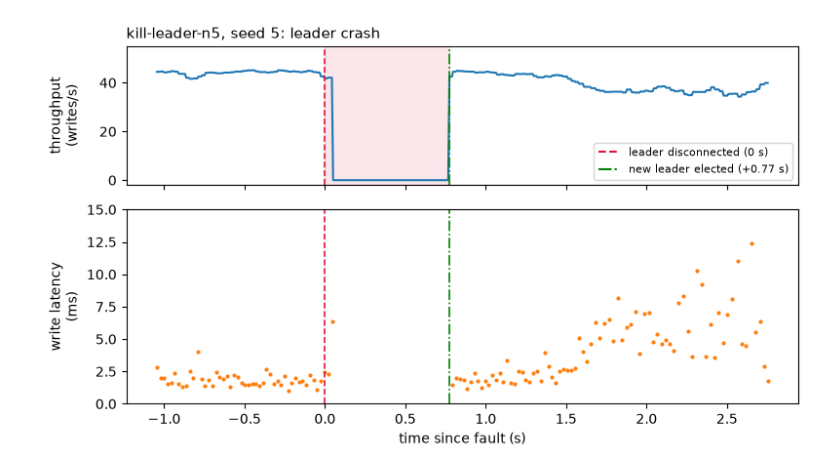
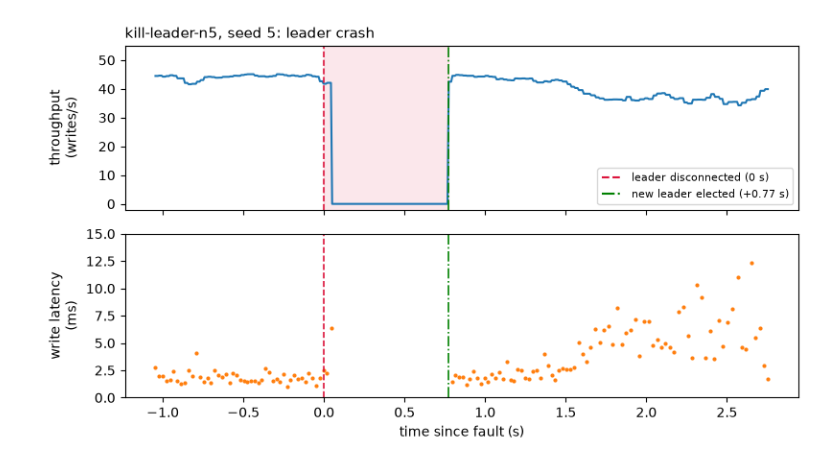
Before and after one commit to Everton-Colombo/raft_and_kv-raft, a Jupyter notebook: scripts/analysis.ipynb, the cells around one changed output. Cells and saved outputs as stored; diff of their text form; code cells hidden in the pictures.

```diff
--- a/scripts/analysis.ipynb
+++ b/scripts/analysis.ipynb
@@ -408,66 +124,42 @@ não o throughput máximo do cluster (a probe escreve uma chave por vez).
 # %%
-# Figura de linha do tempo de uma falha de líder. Troque SCENARIO / SEED
-# para inspecionar outro estudo (kill-leader-n3/5/7 ou partition-n3/5/7).
-SCENARIO = "kill-leader-n5"
-SEED = 5
+# fig:leader-fault
+SCENARIO, SEED = "kill-leader-n5", 5
 
-sm = pd.read_csv(EXP / SCENARIO / "summary.csv")
-row = sm[sm.seed == SEED].iloc[0]
-pr = pd.read_csv(EXP / SCENARIO / f"probe-{SEED}.csv")
+row = pd.read_csv(EXP / SCENARIO / "summary.csv").set_index("seed").loc[SEED]
+probe = pd.read_csv(EXP / SCENARIO / f"probe-{SEED}.csv").sort_values("end_ns")
+fault = row["fault_unix_ms"]
+t_elect = row["time_to_elect_ms"] / 1000
+t_svc = row["ttr_service_ms"] / 1000
 
-fault = row["fault_unix_ms"]
+# write rate on a regular grid; gaps longer than 150 ms mean no write completed
+probe["t_end"] = (probe["end_ns"] / 1e6 - fault) / 1000
+dt = probe["t_end"].diff()
+rate = (1 / dt.where(dt <= 0.15)).rolling(5, min_periods=1, center=True).mean()
+t_grid = np.linspace(probe["t_end"].iloc[0], probe["t_end"].iloc[-1], 500)
+idx = np.searchsorted(probe["t_end"], t_grid, side="right").clip(1, len(probe) - 1)
+rate = np.where(dt.to_numpy()[idx] > 0.15, 0.0, rate.to_numpy()[idx])
 
-# instantes dos eventos, em segundos relativos à falha
-t_elect = row["time_to_elect_ms"] / 1000
-t_svc = row["ttr_service_ms"] / 1000   # primeira escrita completada após a falha
+fig, (top, bottom) = plt.subplots(2, 1, figsize=(8, 4.6), sharex=True)
+top.plot(t_grid, rate, color="C0", lw=1.5)
+top.axvspan(0, t_svc, color="crimson", alpha=0.10)
+top.set(ylabel="throughput\n(writes/s)", ylim=(-2, 55))
+top.set_title(f"{SCENARIO}, seed {SEED}: leader crash", loc="left", fontsize=11)
 
-# throughput instantâneo (1/dt entre conclusões, 0 durante o bloqueio da falha)
-pr = pr.sort_values("end_ns").reset_index(drop=True)
-pr["t_end"] = (pr["end_ns"] / 1e6 - fault) / 1000
-dt = pr["t_end"].diff()
-inst = (1.0 / dt.where(dt <= 0.15)).rolling(5, min_periods=1, center=True).mean()
-t_grid = np.linspace(pr["t_end"].iloc[0], pr["t_end"].iloc[-1], 500)
-idx = np.searchsorted(pr["t_end"], t_grid, side="right").clip(1, len(pr) - 1)
-rate = np.where(dt.to_numpy()[idx] > 0.15, 0.0, inst.to_numpy()[idx])
+bottom.plot(probe["t_end"], probe["lat_ms"], ".", ms=4, color="C1")
+bottom.set(xlabel="time since fault (s)", ylabel="write latency\n(ms)", ylim=(0, 15))
 
-from matplotlib.lines import Line2D
+for ax in (top, bottom):
+    ax.axvline(0, color="crimson", ls="--", lw=1.2)
+    ax.axvline(t_elect, color="green", ls="-.", lw=1.2)
 
-fig, axes = plt.subplots(
-    2, 1, figsize=(8, 4.6), sharex=True,
-    gridspec_kw={"height_ratios": [1, 1.4]})
+top.legend(handles=[
+    Line2D([], [], color="crimson", ls="--", label="leader disconnected (0 s)"),
+    Line2D([], [], color="green", ls="-.", label=f"new leader elected (+{t_elect:.2f} s)"),
+], loc="lower right", fontsize=8)
 
-# painel superior: throughput (escritas/s completadas pela probe)
-ax = axes[0]
-ax.plot(t_grid, rate, color="C0", lw=1.5)
-ax.axvspan(0, t_svc, color="crimson", alpha=0.10)          # janela de indisponibilidade
-ax.set_ylim(-2, 55)
-ax.set_ylabel("throughput\n(writes/s)")
-ax.set_title(f"{SCENARIO}, seed {SEED}: leader crash", loc="left", fontsize=11)
-
-# painel inferior: latência de cada escrita (escala linear, foco em 0-20 ms)
-ax = axes[1]
-ax.plot(pr["t_end"], pr["lat_ms"], ".", ms=4, color="C1")
-ax.set_ylim(0, 15)
-ax.set_ylabel("write latency\n(ms)")
-ax.set_xlabel("time since fault (s)")
-
-# as marcas verticais
-for ax in axes:
-    ax.axvline(0,       color="crimson", ls="--", lw=1.2)   # líder desconectado
-    ax.axvline(t_elect, color="green",  ls="-.", lw=1.2)   # novo líder eleito
-
-handles = [
-    Line2D([], [], color="crimson", ls="--", label="leader disconnected (0 s)"),
-    Line2D([], [], color="green",  ls="-.", label=f"new leader elected (+{t_elect:.2f} s)"),
-]
-axes[0].legend(handles=handles, loc="lower right", fontsize=8)
-
-fig.align_ylabels(axes)
+fig.align_ylabels((top, bottom))
 fig.tight_layout()
-
-figs = root / "docs" / "report" / "figs"
-figs.mkdir(parents=True, exist_ok=True)
-fig.savefig(figs / "leader-fault-timeline.pdf", bbox_inches="tight")
+fig.savefig(FIGS / "leader-fault-timeline.pdf", bbox_inches="tight")
 plt.show()
 # %% [output]
-[figure, old version]
+[figure, new version]
```
Also changed, not shown: parts of 15 cells of this notebook, 1 other file.
